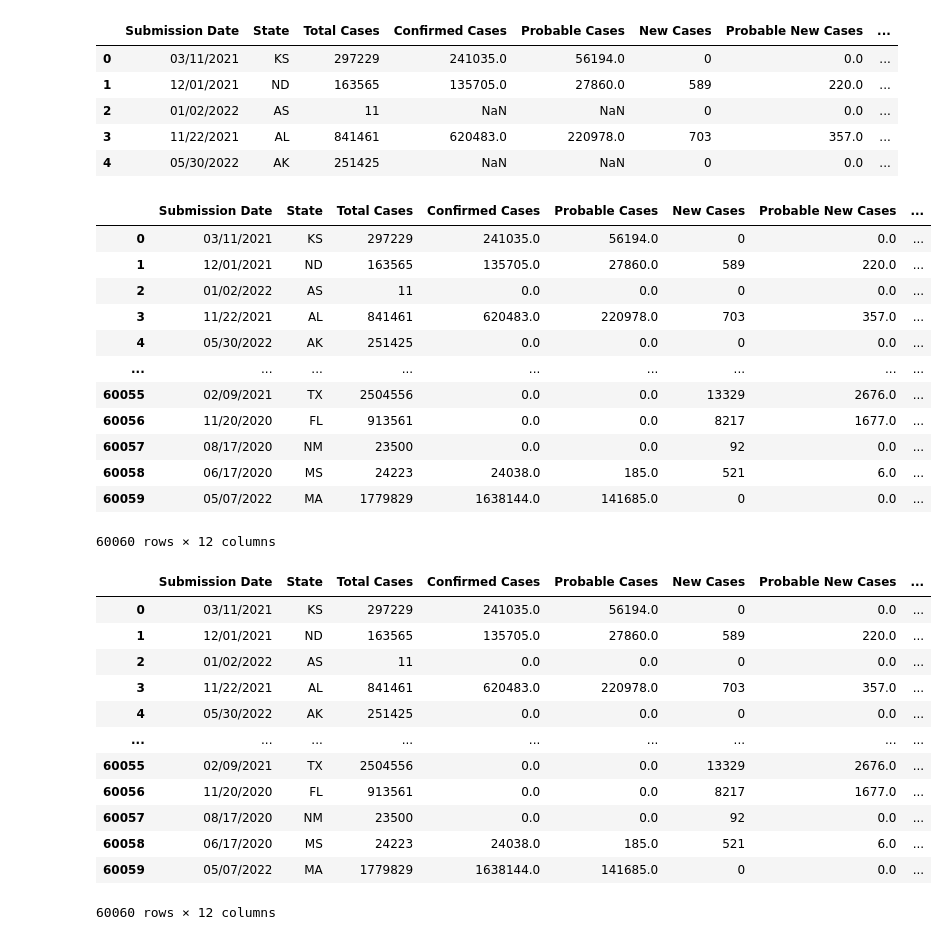
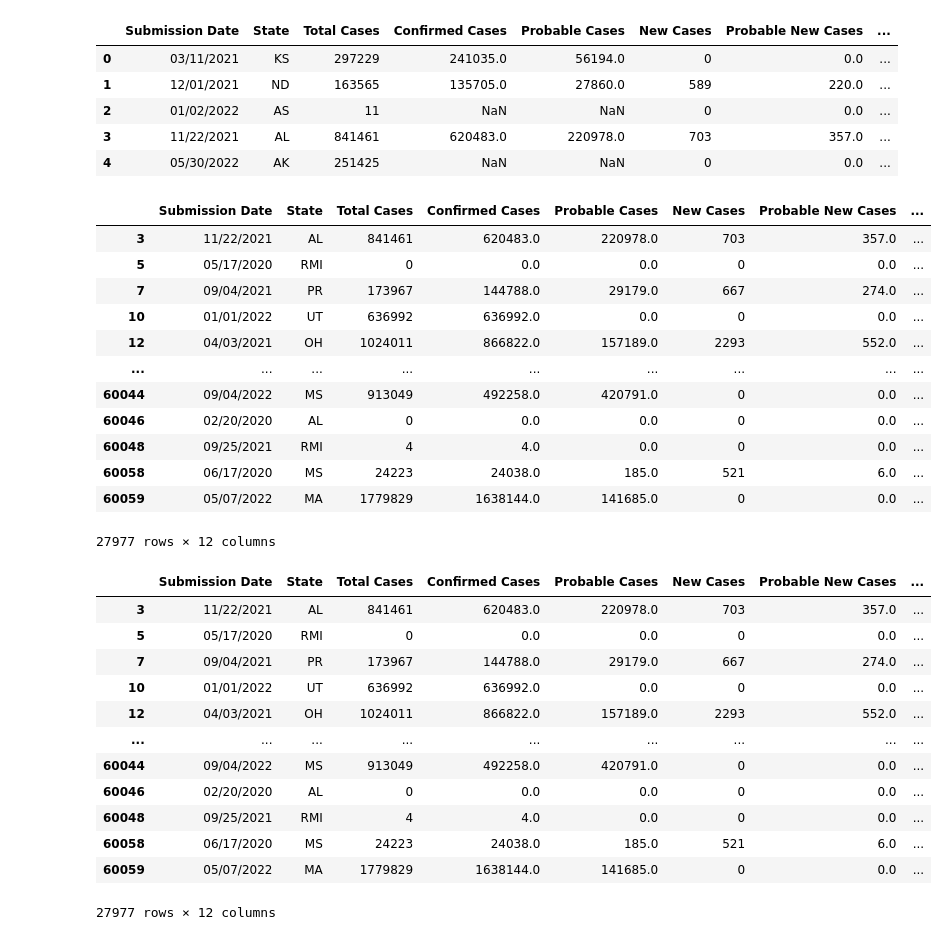
Before and after one commit to laurajanefaulds/project1, a Jupyter notebook: covid_data.ipynb, the cells around one changed output. Saved outputs shown, nothing was run; the diff lists cells and outputs as text; code cells hidden in the pictures.

```diff
--- a/covid_data.ipynb
+++ b/covid_data.ipynb
@@ -41,38 +41,38 @@ clean_df.head()
 | 3 | 11/22/2021 | AL | 841461 | 620483.0 | 220978.0 | 703 | 357.0 | ... |
 | 4 | 05/30/2022 | AK | 251425 | NaN | NaN | 0 | 0.0 | ... |
 # %%
-clean_df = clean_df.fillna(0)
+clean_df = clean_df.dropna(how='any')
 clean_df
 # %% [output]
 |  | Submission Date | State | Total Cases | Confirmed Cases | Probable Cases | New Cases | Probable New Cases | ... |
-| 0 | 03/11/2021 | KS | 297229 | 241035.0 | 56194.0 | 0 | 0.0 | ... |
-| 1 | 12/01/2021 | ND | 163565 | 135705.0 | 27860.0 | 589 | 220.0 | ... |
-| 2 | 01/02/2022 | AS | 11 | 0.0 | 0.0 | 0 | 0.0 | ... |
 | 3 | 11/22/2021 | AL | 841461 | 620483.0 | 220978.0 | 703 | 357.0 | ... |
-| 4 | 05/30/2022 | AK | 251425 | 0.0 | 0.0 | 0 | 0.0 | ... |
+| 5 | 05/17/2020 | RMI | 0 | 0.0 | 0.0 | 0 | 0.0 | ... |
+| 7 | 09/04/2021 | PR | 173967 | 144788.0 | 29179.0 | 667 | 274.0 | ... |
+| 10 | 01/01/2022 | UT | 636992 | 636992.0 | 0.0 | 0 | 0.0 | ... |
+| 12 | 04/03/2021 | OH | 1024011 | 866822.0 | 157189.0 | 2293 | 552.0 | ... |
 | ... | ... | ... | ... | ... | ... | ... | ... | ... |
-| 60055 | 02/09/2021 | TX | 2504556 | 0.0 | 0.0 | 13329 | 2676.0 | ... |
-| 60056 | 11/20/2020 | FL | 913561 | 0.0 | 0.0 | 8217 | 1677.0 | ... |
-| 60057 | 08/17/2020 | NM | 23500 | 0.0 | 0.0 | 92 | 0.0 | ... |
+| 60044 | 09/04/2022 | MS | 913049 | 492258.0 | 420791.0 | 0 | 0.0 | ... |
+| 60046 | 02/20/2020 | AL | 0 | 0.0 | 0.0 | 0 | 0.0 | ... |
+| 60048 | 09/25/2021 | RMI | 4 | 4.0 | 0.0 | 0 | 0.0 | ... |
 | 60058 | 06/17/2020 | MS | 24223 | 24038.0 | 185.0 | 521 | 6.0 | ... |
 | 60059 | 05/07/2022 | MA | 1779829 | 1638144.0 | 141685.0 | 0 | 0.0 | ... |
-60060 rows × 12 columns
+27977 rows × 12 columns
 # %%
 clean_df['State'] = clean_df['State'].replace({'NYC': 'NY'})
 clean_df
 # %% [output]
 |  | Submission Date | State | Total Cases | Confirmed Cases | Probable Cases | New Cases | Probable New Cases | ... |
-| 0 | 03/11/2021 | KS | 297229 | 241035.0 | 56194.0 | 0 | 0.0 | ... |
-| 1 | 12/01/2021 | ND | 163565 | 135705.0 | 27860.0 | 589 | 220.0 | ... |
-| 2 | 01/02/2022 | AS | 11 | 0.0 | 0.0 | 0 | 0.0 | ... |
 | 3 | 11/22/2021 | AL | 841461 | 620483.0 | 220978.0 | 703 | 357.0 | ... |
-| 4 | 05/30/2022 | AK | 251425 | 0.0 | 0.0 | 0 | 0.0 | ... |
+| 5 | 05/17/2020 | RMI | 0 | 0.0 | 0.0 | 0 | 0.0 | ... |
+| 7 | 09/04/2021 | PR | 173967 | 144788.0 | 29179.0 | 667 | 274.0 | ... |
+| 10 | 01/01/2022 | UT | 636992 | 636992.0 | 0.0 | 0 | 0.0 | ... |
+| 12 | 04/03/2021 | OH | 1024011 | 866822.0 | 157189.0 | 2293 | 552.0 | ... |
 | ... | ... | ... | ... | ... | ... | ... | ... | ... |
-| 60055 | 02/09/2021 | TX | 2504556 | 0.0 | 0.0 | 13329 | 2676.0 | ... |
-| 60056 | 11/20/2020 | FL | 913561 | 0.0 | 0.0 | 8217 | 1677.0 | ... |
-| 60057 | 08/17/2020 | NM | 23500 | 0.0 | 0.0 | 92 | 0.0 | ... |
+| 60044 | 09/04/2022 | MS | 913049 | 492258.0 | 420791.0 | 0 | 0.0 | ... |
+| 60046 | 02/20/2020 | AL | 0 | 0.0 | 0.0 | 0 | 0.0 | ... |
+| 60048 | 09/25/2021 | RMI | 4 | 4.0 | 0.0 | 0 | 0.0 | ... |
 | 60058 | 06/17/2020 | MS | 24223 | 24038.0 | 185.0 | 521 | 6.0 | ... |
 | 60059 | 05/07/2022 | MA | 1779829 | 1638144.0 | 141685.0 | 0 | 0.0 | ... |
-60060 rows × 12 columns
+27977 rows × 12 columns
 # %%
 # consider the list
```
Also changed, not shown: parts of 2 cells of this notebook.
